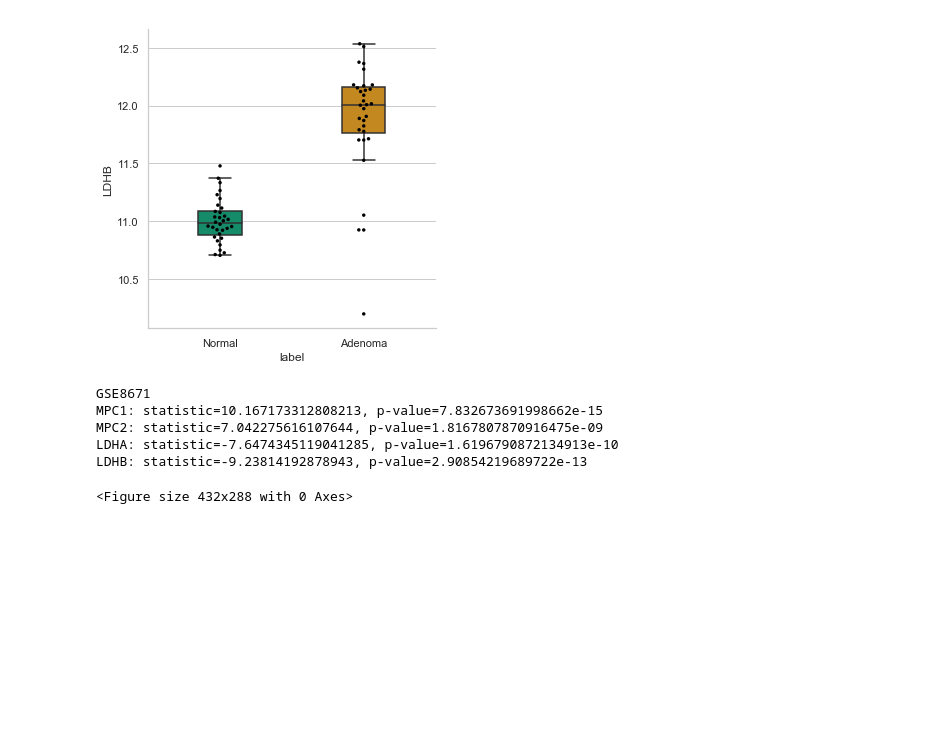
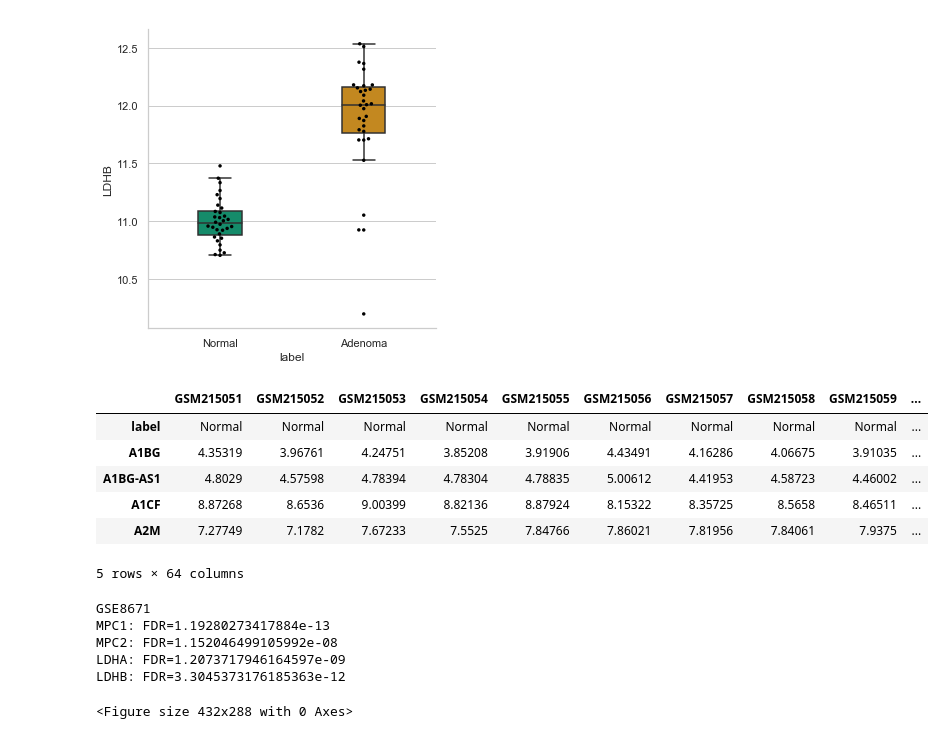
Before and after one commit to WarburgWang/bensard_figures_2019, a Jupyter notebook: Bensard_Figures_2019.ipynb, the cells around one changed output. Saved outputs shown, nothing was run; the diff lists cells and outputs as text; code cells hidden in the pictures; blank space fills up the shorter version.

```diff
--- a/Bensard_Figures_2019.ipynb
+++ b/Bensard_Figures_2019.ipynb
@@ -22,8 +73,8 @@ __path__  = os.getcwd() + '/'
 The GEO-accessible data is not normalized. We therefore used Alt Analyze (http://www.altanalyze.org/) to RMA normalize probe signal.
 # %%
 #Get data
-df_GSE8671 = xp.get_df(__path__ + 'data/GSE8671_rma_normalized.csv') #RMA normalized with Alt Analyze
-info_GSE8671 = xp.get_info(__path__ + "data/sample_info_gse8671.csv")
+df_GSE8671 = xp.get_df(__path__ + 'data/GSE8671_rma_normalized.csv', delimiter=',') #RMA normalized with Alt Analyze
+info_GSE8671 = xp.get_info(__path__ + "data/sample_info_gse8671.csv", delimiter=',')
 df_GSE8671_c = xp.keep_labels(df_GSE8671, info_GSE8671, label_list=['Normal','Adenoma'])
 df_GSE8671_clean = xp.clean_df(df_GSE8671_c)
 
@@ -186,28 +237,13 @@ xp.gene_overview(df_GSE8671_labeled, info_GSE8671, gene_name='LDHB',palette=gse8
 # %% [output]
 <Figure size 432x288 with 0 Axes>
 [figure]
-# %%
-#Statistical tests
-GSE8671_stats = df_GSE8671_labeled.loc[['MPC1','MPC2','LDHA','LDHB']]
-GSE8671_norm = GSE8671_stats[info_GSE8671.loc[info_GSE8671[1] == 'Normal'][0].tolist()]
-GSE8671_ad = GSE8671_stats[info_GSE8671.loc[info_GSE8671[1] == 'Adenoma'][0].tolist()]
-
-print('GSE8671')
-
-statistic, pvalue = stats.ttest_ind(xp.get_array(GSE8671_norm, 'MPC1'), xp.get_array(GSE8671_ad, 'MPC1'))
-print('MPC1: statistic=' + str(statistic) + ', p-value=' + str(pvalue))
-
-statistic, pvalue = stats.ttest_ind(xp.get_array(GSE8671_norm, 'MPC2'), xp.get_array(GSE8671_ad, 'MPC2'))
-print('MPC2: statistic=' + str(statistic) + ', p-value=' + str(pvalue))
-
-statistic, pvalue = stats.ttest_ind(xp.get_array(GSE8671_norm, 'LDHA'), xp.get_array(GSE8671_ad, 'LDHA'))
-print('LDHA: statistic=' + str(statistic) + ', p-value=' + str(pvalue))
-
-statistic, pvalue = stats.ttest_ind(xp.get_array(GSE8671_norm, 'LDHB'), xp.get_array(GSE8671_ad, 'LDHB'))
-print('LDHB: statistic=' + str(statistic) + ', p-value=' + str(pvalue))
-# %% [output]
-GSE8671
-MPC1: statistic=10.167173312808213, p-value=7.832673691998662e-15
-MPC2: statistic=7.042275616107644, p-value=1.8167807870916475e-09
-LDHA: statistic=-7.6474345119041285, p-value=1.6196790872134913e-10
-LDHB: statistic=-9.23814192878943, p-value=2.90854219689722e-13
+# %%
+df_GSE8671_labeled.head()
+# %% [output]
+|  | GSM215051 | GSM215052 | GSM215053 | GSM215054 | GSM215055 | GSM215056 | GSM215057 | GSM215058 | GSM215059 | ... |
+| label | Normal | Normal | Normal | Normal | Normal | Normal | Normal | Normal | Normal | ... |
+| A1BG | 4.35319 | 3.96761 | 4.24751 | 3.85208 | 3.91906 | 4.43491 | 4.16286 | 4.06675 | 3.91035 | ... |
+| A1BG-AS1 | 4.8029 | 4.57598 | 4.78394 | 4.78304 | 4.78835 | 5.00612 | 4.41953 | 4.58723 | 4.46002 | ... |
+| A1CF | 8.87268 | 8.6536 | 9.00399 | 8.82136 | 8.87924 | 8.15322 | 8.35725 | 8.5658 | 8.46511 | ... |
+| A2M | 7.27749 | 7.1782 | 7.67233 | 7.5525 | 7.84766 | 7.86021 | 7.81956 | 7.84061 | 7.9375 | ... |
+5 rows × 64 columns
@@ -214,3 +274,23 @@ LDHB: statistic=-9.23814192878943, p-value=2.90854219689722e-13
+# %%
+print('GSE8671')
+
+#MPC1
+print('MPC1: FDR=' + str(sig_data.loc['MPC1'][1]))
+
+#MPC2
+print('MPC2: FDR=' + str(sig_data.loc['MPC2'][1]))
+
+#LDHA
+print('LDHA: FDR=' + str(sig_data.loc['LDHA'][1]))
+
+#LDHB
+print('LDHB: FDR=' + str(sig_data.loc['LDHB'][1]))
+# %% [output]
+GSE8671
+MPC1: FDR=1.19280273417884e-13
+MPC2: FDR=1.152046499105992e-08
+LDHA: FDR=1.2073717946164597e-09
+LDHB: FDR=3.3045373176185363e-12
 # %%
 """
 LDH and MPC Relationship in Human Dataset GSE20916
```
Also changed, not shown: parts of 10 cells of this notebook, 13 other files.
